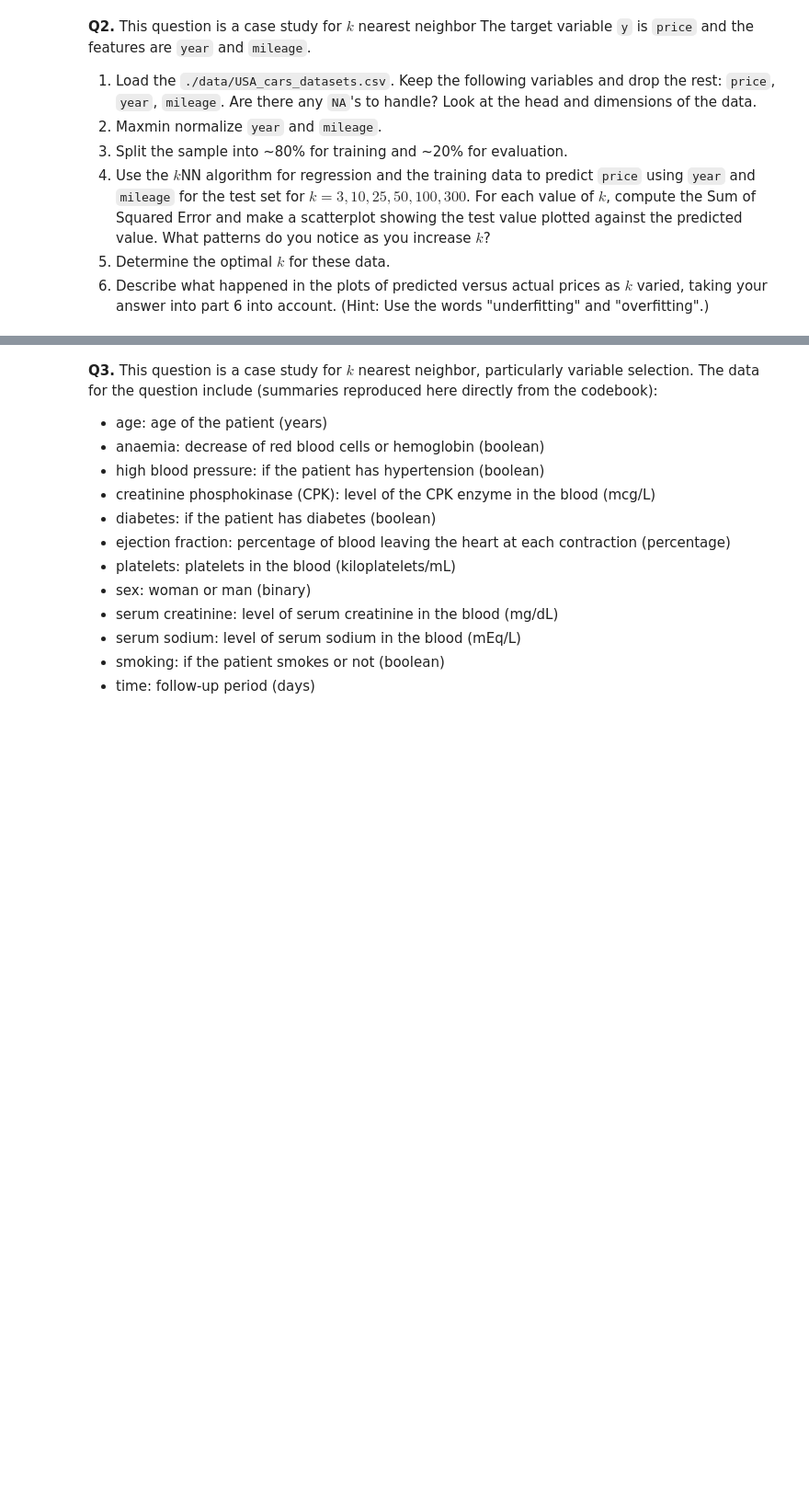
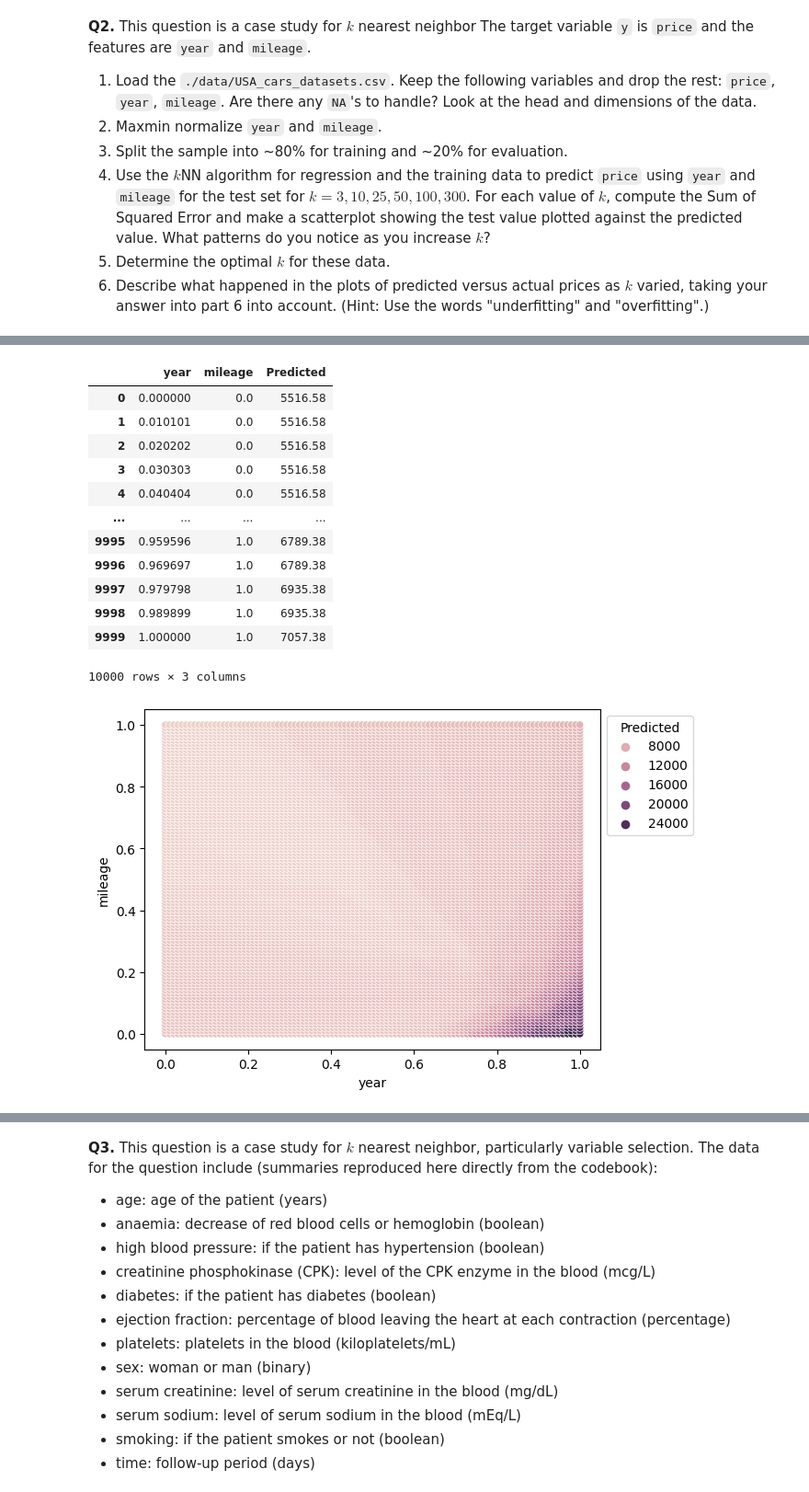
Before and after one commit to Monty-2003/assignment3, a Jupyter notebook: assignment_knn_and_kmc.ipynb, the cells around one changed output, grey strips where cells are left out. Shown at 92% size. Saved outputs shown, nothing was run; the diff lists cells and outputs as text; code cells hidden in the pictures; blank space fills up the shorter version.

```diff
--- a/assignment_knn_and_kmc.ipynb
+++ b/assignment_knn_and_kmc.ipynb
@@ -217,0 +341,18 @@ pd.crosstab(x_hat_male['Predicted'], y)
+# %%
+# 50 Nearest Neighbors
+plot_regression(X_test, y_test, k=50)
+# %% [output]
+|  | year | mileage | Predicted |
+| 0 | 0.000000 | 0.0 | 5516.58 |
+| 1 | 0.010101 | 0.0 | 5516.58 |
+| 2 | 0.020202 | 0.0 | 5516.58 |
+| 3 | 0.030303 | 0.0 | 5516.58 |
+| 4 | 0.040404 | 0.0 | 5516.58 |
+| ... | ... | ... | ... |
+| 9995 | 0.959596 | 1.0 | 6789.38 |
+| 9996 | 0.969697 | 1.0 | 6789.38 |
+| 9997 | 0.979798 | 1.0 | 6935.38 |
+| 9998 | 0.989899 | 1.0 | 6935.38 |
+| 9999 | 1.000000 | 1.0 | 7057.38 |
+10000 rows × 3 columns
+[figure, added]
```
Also changed, not shown: parts of 11 cells of this notebook.
